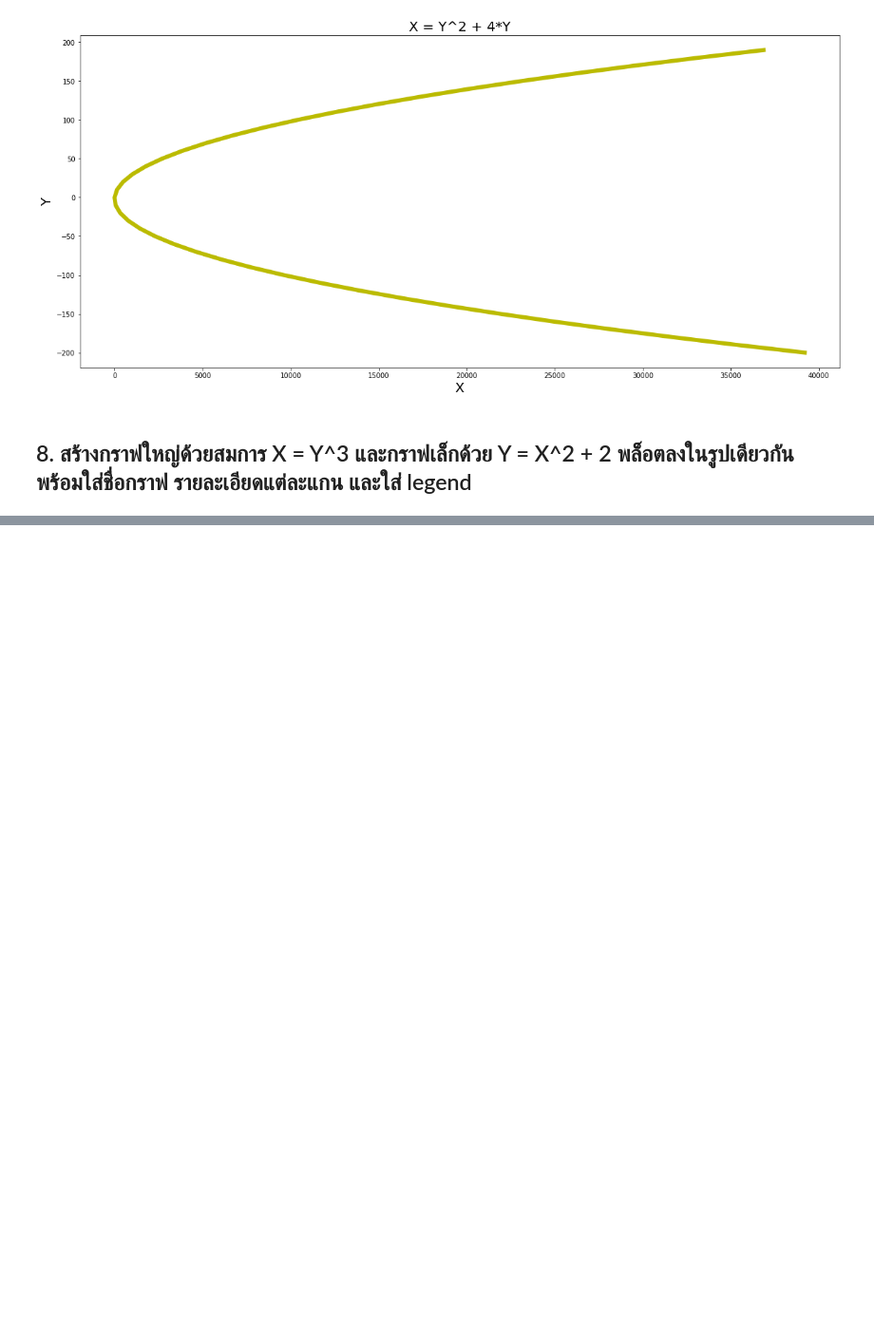
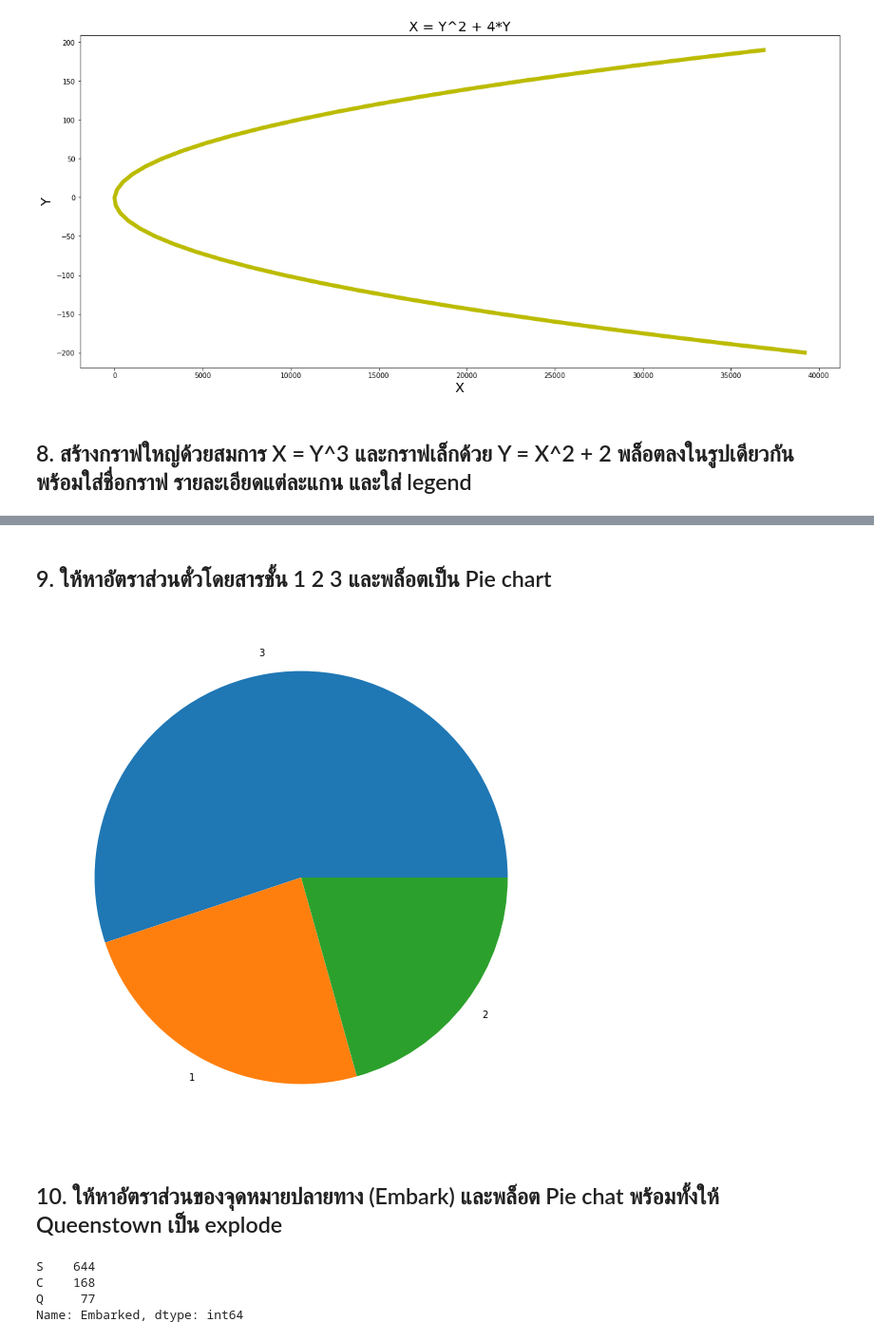
Before and after one commit to 0xKoios/DataCamp-2-for-Data-Scientist, a Jupyter notebook: 5. Matplotlib/Matplotlib.ipynb, the cells around one changed output, grey strips where cells are left out. Shown: that part at 95% size. Cells and saved outputs as stored; diff of their text form; code cells hidden in the pictures; blank space fills up the shorter version.

```diff
--- a/5. Matplotlib/Matplotlib.ipynb
+++ b/5. Matplotlib/Matplotlib.ipynb
@@ -111,0 +129,2 @@ plt.plot(x, y, color="#bbbb00", linewidth=6);
+# %%
+df = pd.read_csv("train.csv")
@@ -111,0 +140,16 @@ plt.plot(x, y, color="#bbbb00", linewidth=6);
+# %% [markdown]
+## 9. ให้หาอัตราส่วนตั๋วโดยสารชั้น 1 2 3 และพล็อตเป็น Pie chart
+# %%
+plt.figure(figsize=[10,10])
+plt.pie(df["Pclass"].value_counts().values, labels=df["Pclass"].value_counts().index);
+# %% [output]
+[figure, added]
+# %% [markdown]
+## 10. ให้หาอัตราส่วนของจุดหมายปลายทาง (Embark) และพล็อต Pie chat พร้อมทั้งให้ Queenstown เป็น explode
+# %%
+df["Embarked"].value_counts()
+# %% [output]
+S    644
+C    168
+Q     77
+Name: Embarked, dtype: int64
```
Also changed, not shown: parts of 24 cells of this notebook, 1 other file.
